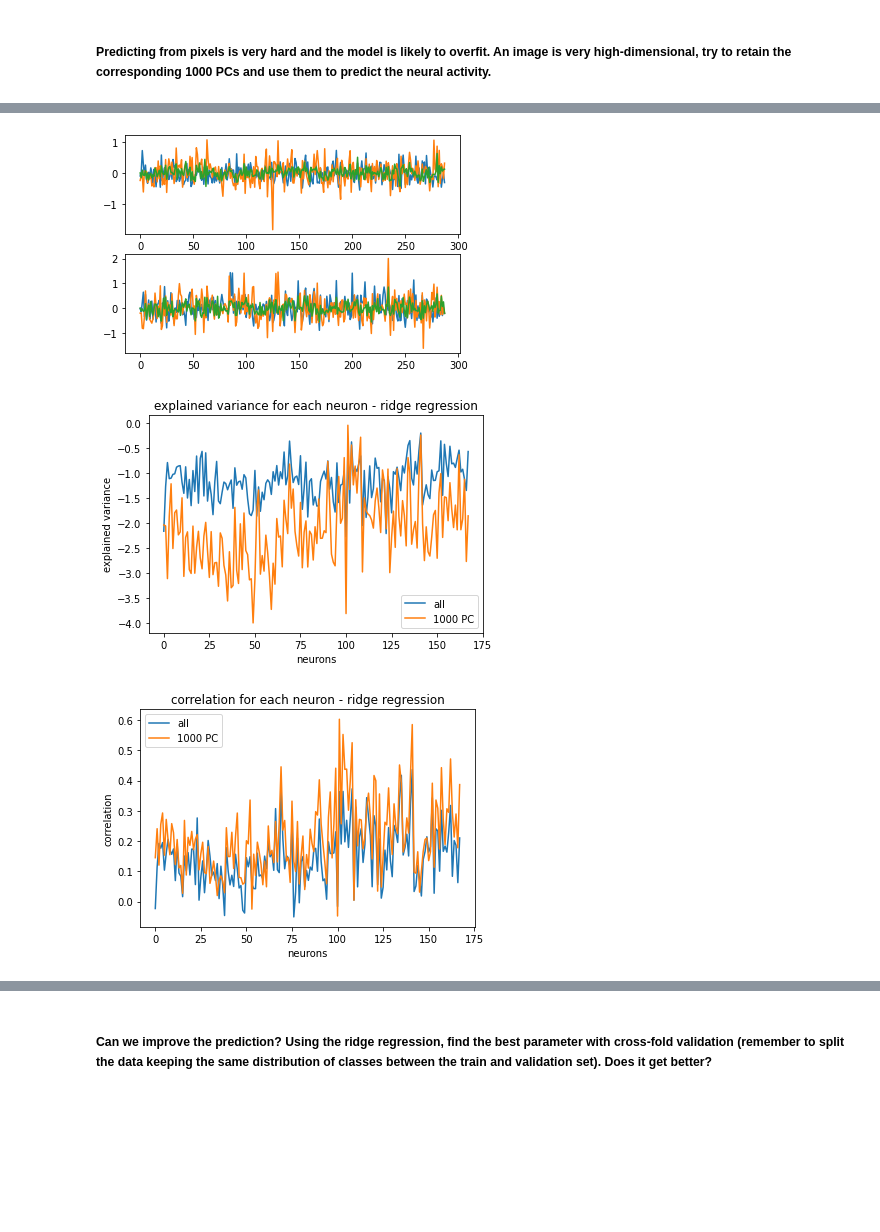
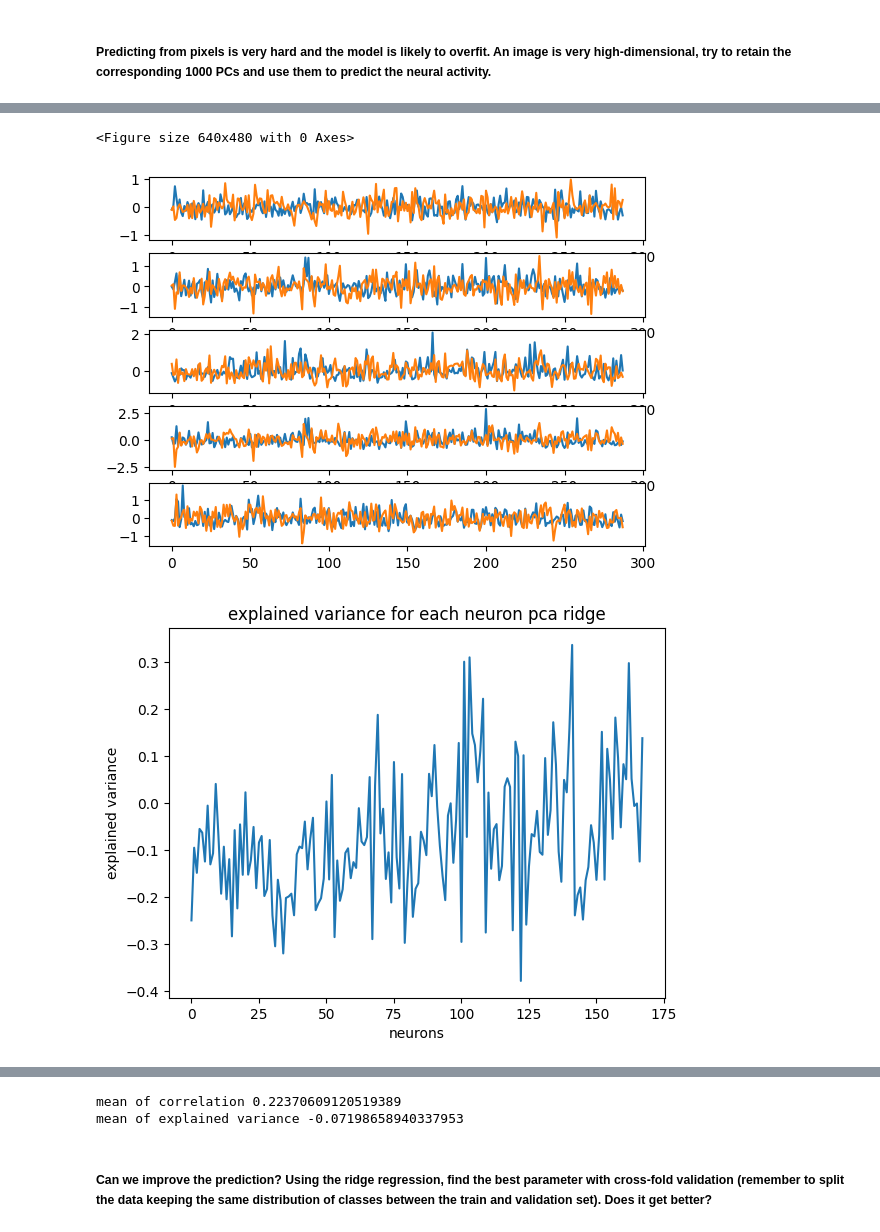
Before and after one commit to jadetherras/brain-like, a Jupyter notebook: part1_1.ipynb, the cells around one changed output, grey strips where cells are left out. Drawn from its saved outputs; the diff is of its cells as text; code cells hidden in the pictures; blank space fills up the shorter version.

```diff
--- a/part1_1.ipynb
+++ b/part1_1.ipynb
@@ -235,36 +239,6 @@ plt.plot(y_pred_pcaridge[:,neuron_idx])
-# %%
-N = 2
-fig, axs = plt.subplots(N, 1)
-
-for n in range(N) :
-    axs[n].plot(y_val[:,n])
-    axs[n].plot(y_pred_ridge[:,n])
-    axs[n].plot(y_pred_pcaridge[:,n])
-
-plt.show()
-# %% [output]
-[figure, removed]
-# %%
-plt.figure()
-plt.title('explained variance for each neuron - ridge regression')
-plt.xlabel('neurons')
-plt.ylabel("explained variance")
-plt.plot(var_ridge)
-plt.plot(var)
-plt.legend(["all","1000 PC"])
-
-plt.show()
-# %% [output]
-[figure, removed]
-# %%
-plt.figure()
-plt.title('correlation for each neuron - ridge regression')
-plt.xlabel('neurons')
-plt.ylabel("correlation")
-plt.plot(correlation_ridge)
-plt.plot(correlation)
-plt.legend(["all","1000 PC"])
-
-plt.show()
-# %% [output]
-[figure, removed]
+# %%
+corr_pca,var_pca = evaluation(y_val,y_pred_pcaridge,"pca ridge")
+# %% [output]
+<Figure size 640x480 with 0 Axes>
+[figure, added]
+[figure, added]
@@ -271,3 +246,5 @@ plt.show()
+mean of correlation 0.22370609120519389
+mean of explained variance -0.07198658940337953
 # %% [markdown]
 ##### Can we improve the prediction? Using the ridge regression, find the best parameter with cross-fold validation (remember to split the data keeping the same distribution of classes between the train and validation set). Does it get better?
 # %%
```
Also changed, not shown: parts of 37 cells of this notebook, 1 other file.
